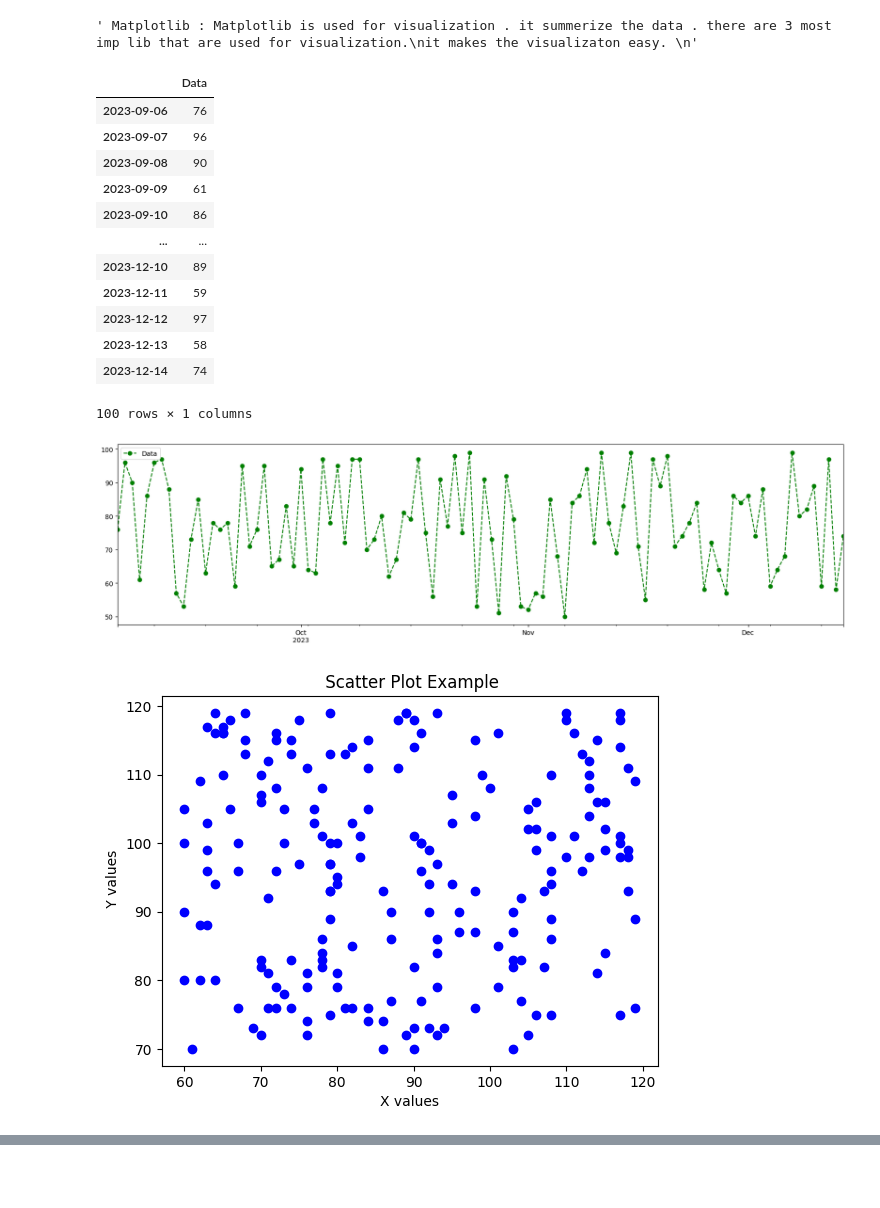
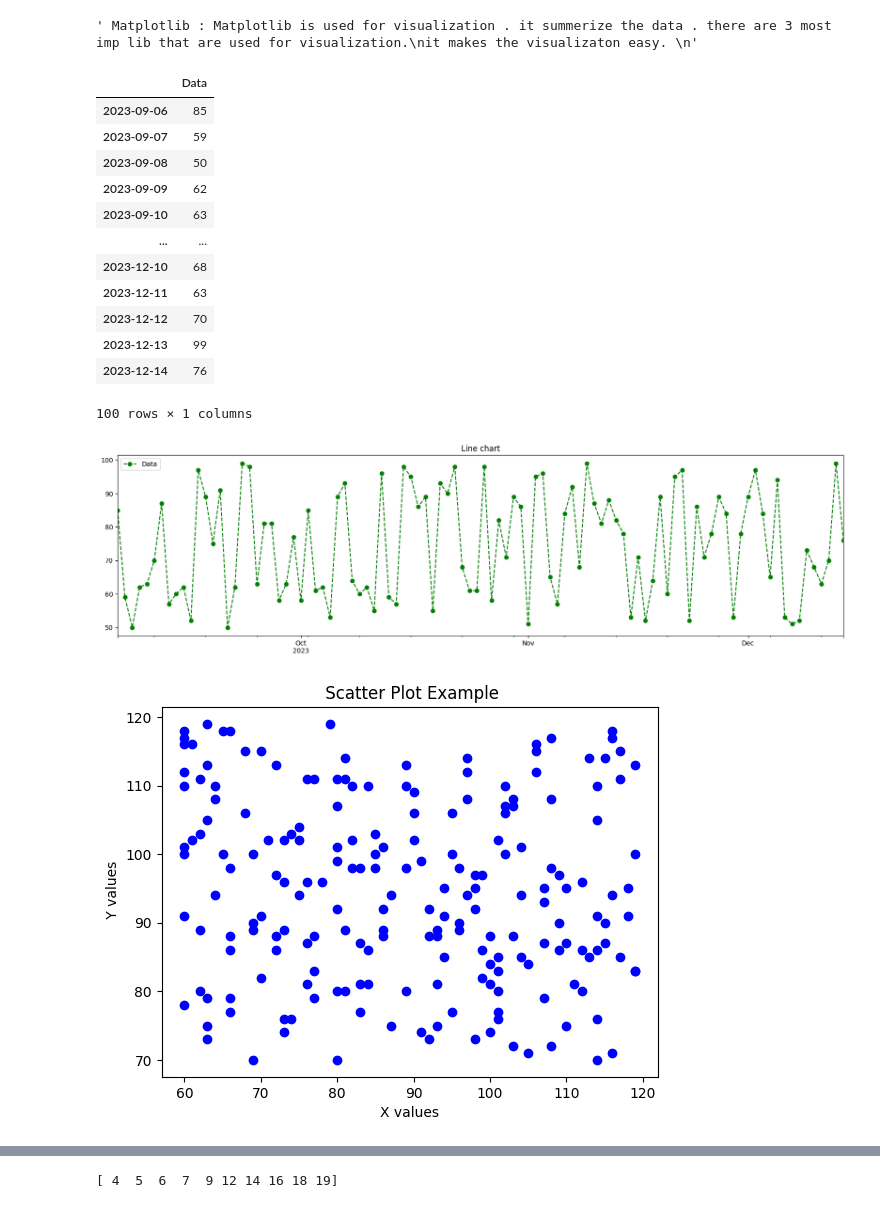
Before and after one commit to vedprakash8721/Abhishek-Data-Science-Portfolio, a Jupyter notebook: Python/Module 8 ( Matplotlib )/matplotlib.ipynb, the cells around one changed output, grey strips where cells are left out. Cells and saved outputs as stored; diff of their text form; code cells hidden in the pictures; blank space fills up the shorter version.

```diff
--- a/Python/Module 8 ( Matplotlib )/matplotlib.ipynb
+++ b/Python/Module 8 ( Matplotlib )/matplotlib.ipynb
@@ -16,38 +16,55 @@ from IPython.display import display
 # %%
 # lets start the session
 mt_df=pd.DataFrame(np.random.randint(50,100,100),columns=['Data'],index=pd.date_range('2023-9-6',periods=100))
 display(mt_df)
 
 # our first plot
 mt_df.plot(figsize=(20,5),
            color='green',
            marker='o',
-           linestyle='--'
-           ) # we can decorate the Graph by using color and so on
+           linestyle='--',
+           # linewidth=1
+           )
+plt.title("Line chart")
+ # we can decorate the Graph by using color and so on
 # in ( x=length, y = width) of the Graph
 plt.show()
 """ Scatter Plot: it is a type of visualization in which there is two data in the axis  ( cartesian planes ) """
 x=np.random.randint(60,120,200)
 y=np.random.randint(70,120,200)
 # plotting the Cartesian graph using matplotlib
 plt.scatter(x,y,color='blue')
+# plt.grid()
 plt.xlabel("X values")
 plt.ylabel(" Y values")
 plt.title(" Scatter Plot Example")
 plt.show()
+
+# Multiple line in one Graph
+x1=np.sort(np.random.choice(np.arange(1,20),size=10,replace=False))
+y1=np.sort(np.random.choice(np.arange(10,60),size=10,replace=False))
+y2=np.sort(np.random.choice(np.arange(15,35),size=10,replace=False))
+plt.plot(x1,y1,color='r',marker='o',linestyle='--',label='Suzlon Engery')
+plt.plot(x1,y2,color='b',marker='o',linestyle='--',label='JP Power')
+plt.title(" Multiple Stock in one Graph")
+plt.xlabel("Days")
+plt.ylabel("Price")
+plt.legend()
+plt.show()
+print(x1)
 # %% [output]
 |  | Data |
-| 2023-09-06 | 76 |
-| 2023-09-07 | 96 |
-| 2023-09-08 | 90 |
-| 2023-09-09 | 61 |
-| 2023-09-10 | 86 |
+| 2023-09-06 | 85 |
+| 2023-09-07 | 59 |
+| 2023-09-08 | 50 |
+| 2023-09-09 | 62 |
+| 2023-09-10 | 63 |
 | ... | ... |
-| 2023-12-10 | 89 |
-| 2023-12-11 | 59 |
-| 2023-12-12 | 97 |
-| 2023-12-13 | 58 |
-| 2023-12-14 | 74 |
+| 2023-12-10 | 68 |
+| 2023-12-11 | 63 |
+| 2023-12-12 | 70 |
+| 2023-12-13 | 99 |
+| 2023-12-14 | 76 |
 100 rows × 1 columns
-[figure, old version]
+[figure, new version]
-[figure, old version]
+[figure, new version]
@@ -53,0 +72 @@ plt.show()
+[ 4  5  6  7  9 12 14 16 18 19]
```
Also changed, not shown: parts of 1 cell of this notebook.
